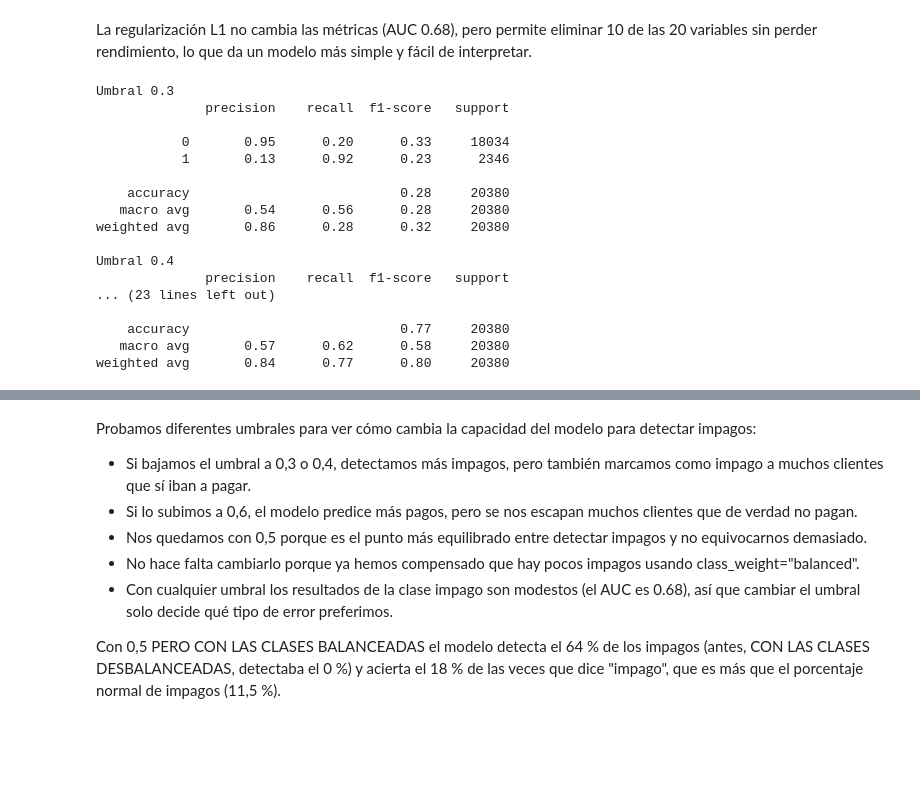
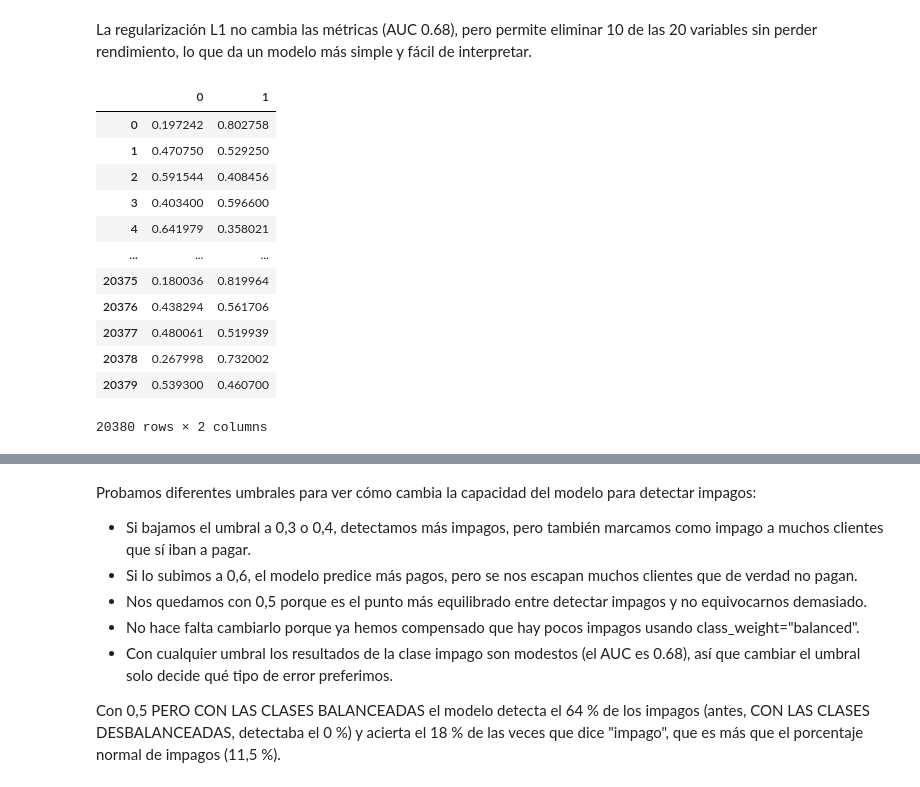
Before and after one commit to GorkaNBDATA/Equipo-Morado, a Jupyter notebook: modelo-impago.ipynb, the cells around one changed output, grey strips where cells are left out. Drawn from its saved outputs; the diff is of its cells as text; code cells hidden in the pictures; blank space fills up the shorter version.

Commit message:
Probabilidad de impago en dataframe

```diff
--- a/modelo-impago.ipynb
+++ b/modelo-impago.ipynb
@@ -709,28 +709,22 @@ Variables eliminadas: ['Ratio_Deuda_Ingresos', 'Ingresos', 'Estudios_Doctorado',
 # %% [markdown]
 La regularización L1 no cambia las métricas (AUC 0.68), pero permite eliminar 10 de las 20 variables sin perder rendimiento, lo que da un modelo más simple y fácil de interpretar.
 # %%
-# probamos varios umbrales
-prob = modelo_log.predict_proba(X_test_l1)[:, 1]
-
-for umbral in [0.3, 0.4, 0.5, 0.6]:
-    pred = (prob >= umbral).astype(int)
-    print("Umbral", umbral)
-    print(classification_report(y_test, pred))
+# VEMOS PROBABILIDAD DE IMPAGO
+model_prob = modelo_log.predict_proba(X_test_l1)
+prob_df = pd.DataFrame(model_prob, columns = modelo_log.classes_)
-# %% [output]
-Umbral 0.3
-              precision    recall  f1-score   support
-
-           0       0.95      0.20      0.33     18034
-           1       0.13      0.92      0.23      2346
-
-    accuracy                           0.28     20380
-   macro avg       0.54      0.56      0.28     20380
-weighted avg       0.86      0.28      0.32     20380
-
-Umbral 0.4
-              precision    recall  f1-score   support
-... (23 lines left out)
-
-    accuracy                           0.77     20380
-   macro avg       0.57      0.62      0.58     20380
-weighted avg       0.84      0.77      0.80     20380
+# %%
+prob_df
+# %% [output]
+|  | 0 | 1 |
+| 0 | 0.197242 | 0.802758 |
+| 1 | 0.470750 | 0.529250 |
+| 2 | 0.591544 | 0.408456 |
+| 3 | 0.403400 | 0.596600 |
+| 4 | 0.641979 | 0.358021 |
+| ... | ... | ... |
+| 20375 | 0.180036 | 0.819964 |
+| 20376 | 0.438294 | 0.561706 |
+| 20377 | 0.480061 | 0.519939 |
+| 20378 | 0.267998 | 0.732002 |
+| 20379 | 0.539300 | 0.460700 |
+20380 rows × 2 columns
```
Also changed, not shown: parts of 2 cells of this notebook.
